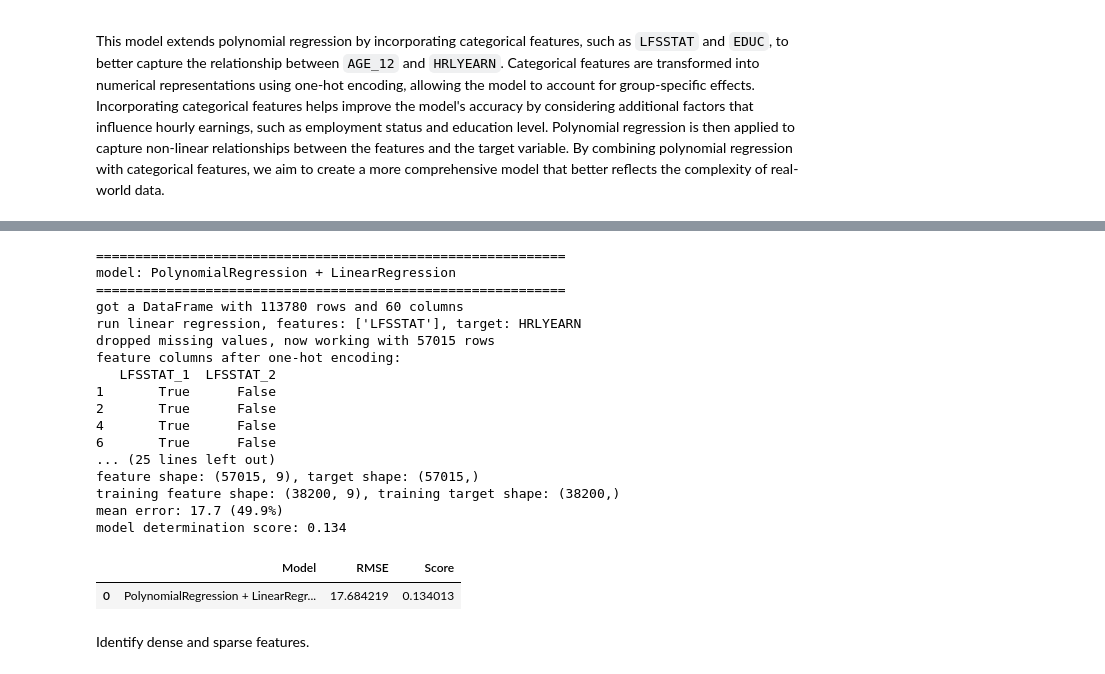
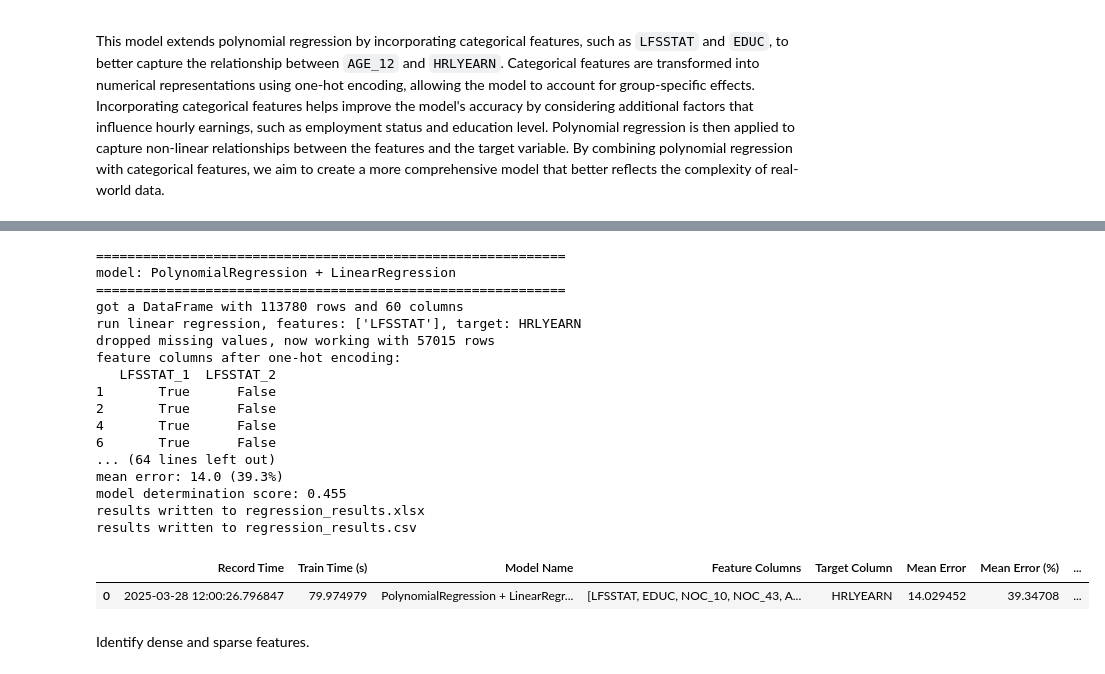
Before and after one commit to XiaochenCui/ai-homework, a Jupyter notebook: src/notebook.ipynb, the cells around one changed output, grey strips where cells are left out. Saved outputs shown, nothing was run; the diff lists cells and outputs as text; code cells hidden in the pictures.

```diff
--- a/src/notebook.ipynb
+++ b/src/notebook.ipynb
@@ -276,3 +278,18 @@ By trying polynomial regression, we aim to improve the model's ability to captur
+# %%
+def export(result: pd.DataFrame):
+    """
+    Export the results DataFrame to an Excel file and a CSV file.
+
+    Args:
+        result (pd.DataFrame): The DataFrame to export.
+    """
+    global results_df
+    results_df = pd.concat([results_df, result], ignore_index=True)
+
+    results_df.to_excel(output_excel_file, index=False)
+    print(f"results written to {output_excel_file}")
+    results_df.to_csv(output_csv_file, index=False)
+    print(f"results written to {output_csv_file}")
 # %% [markdown]
 Abastract the regression process into a function.
 # %%
@@ -486,13 +504,7 @@ def regression_categorical(
         f"run linear regression, features: {feature_columns}, target: {target_column}"
     )
 
-    df_cleaned = df.dropna(subset=[target_column])
-    for col in feature_columns:
-        df_cleaned_new = df_cleaned.dropna(subset=[col])
-        if df_cleaned_new.shape[0] < df.shape[0] * 0.7:
-            print(f"warning: {col} dropped too many rows, dropping it")
-        else:
-            df_cleaned = df_cleaned_new
+    df_cleaned = df.dropna(subset=[target_column] + feature_columns)
     print(f"dropped missing values, now working with {df_cleaned.shape[0]} rows")
 
     feature_dummies = [
@@ -545,66 +557,48 @@ def regression_categorical(
         ]
     )
 
-    global results_df
-    results_df = pd.concat([results_df, result], ignore_index=True)
-
-    results_df.to_excel(output_excel_file, index=False)
-    print(f"results written to {output_excel_file}")
-    results_df.to_csv(output_csv_file, index=False)
-    print(f"results written to {output_csv_file}")
+    export(result)
     return result
 
 
 model = make_pipeline(PolynomialFeatures(2), LinearRegression())
 features = ["LFSSTAT"]
 regression_categorical(
     model, "PolynomialRegression + LinearRegression", wage_df, features, "HRLYEARN"
 )
 
 model = make_pipeline(PolynomialFeatures(2), LinearRegression())
 features = ["LFSSTAT", "EDUC"]
 regression_categorical(
     model, "PolynomialRegression + LinearRegression", wage_df, features, "HRLYEARN"
 )
 
-# model = make_pipeline(PolynomialFeatures(2), LinearRegression())
-# features = ["LFSSTAT", "EDUC", "NOC_10", "NOC_43", "AGE_12"]
-# regression_abstract(
-#     model, "PolynomialRegression + LinearRegression", wage_df, features, "HRLYEARN"
-# )
-#
-# mean error: 14.0 (39.3%)
-# model determination score: 0.455
-#
 # issue: takes too much time
-
-# model = make_pipeline(PolynomialFeatures(2), LinearRegression())
-# features = ["LFSSTAT", "EDUC", "NOC_10", "AGE_12", "YABSENT", "FTPTMAIN", "EVERWORK", "GENDER", "CMA", "IMMIG"]
-# regression_abstract(
-#     model, "PolynomialRegression + LinearRegression", wage_df, features, "HRLYEARN"
-# )
-#
-# issue: ValueError: With n_samples=0, test_size=0.33 and train_size=None, the resulting train set will be empty. Adjust any of the aforementioned parameters.
+model = make_pipeline(PolynomialFeatures(2), LinearRegression())
+features = ["LFSSTAT", "EDUC", "NOC_10", "NOC_43", "AGE_12"]
+regression_categorical(
+    model, "PolynomialRegression + LinearRegression", wage_df, features, "HRLYEARN"
+)
 # %% [output]
 ============================================================
 model: PolynomialRegression + LinearRegression
 ============================================================
 got a DataFrame with 113780 rows and 60 columns
 run linear regression, features: ['LFSSTAT'], target: HRLYEARN
 dropped missing values, now working with 57015 rows
 feature columns after one-hot encoding:
    LFSSTAT_1  LFSSTAT_2
 1       True      False
 2       True      False
 4       True      False
 6       True      False
-... (25 lines left out)
-feature shape: (57015, 9), target shape: (57015,)
-training feature shape: (38200, 9), training target shape: (38200,)
-mean error: 17.7 (49.9%)
-model determination score: 0.134
+... (64 lines left out)
+mean error: 14.0 (39.3%)
+model determination score: 0.455
+results written to regression_results.xlsx
+results written to regression_results.csv
-|  | Model | RMSE | Score |
-| 0 | PolynomialRegression + LinearRegr... | 17.684219 | 0.134013 |
+|  | Record Time | Train Time (s) | Model Name | Feature Columns | Target Column | Mean Error | Mean Error (%) | ... |
+| 0 | 2025-03-28 12:00:26.796847 | 79.974979 | PolynomialRegression + LinearRegr... | [LFSSTAT, EDUC, NOC_10, NOC_43, A... | HRLYEARN | 14.029452 | 39.34708 | ... |
 # %% [markdown]
 Identify dense and sparse features.
 # %%
```
Also changed, not shown: parts of 9 cells of this notebook, 2 other files.
